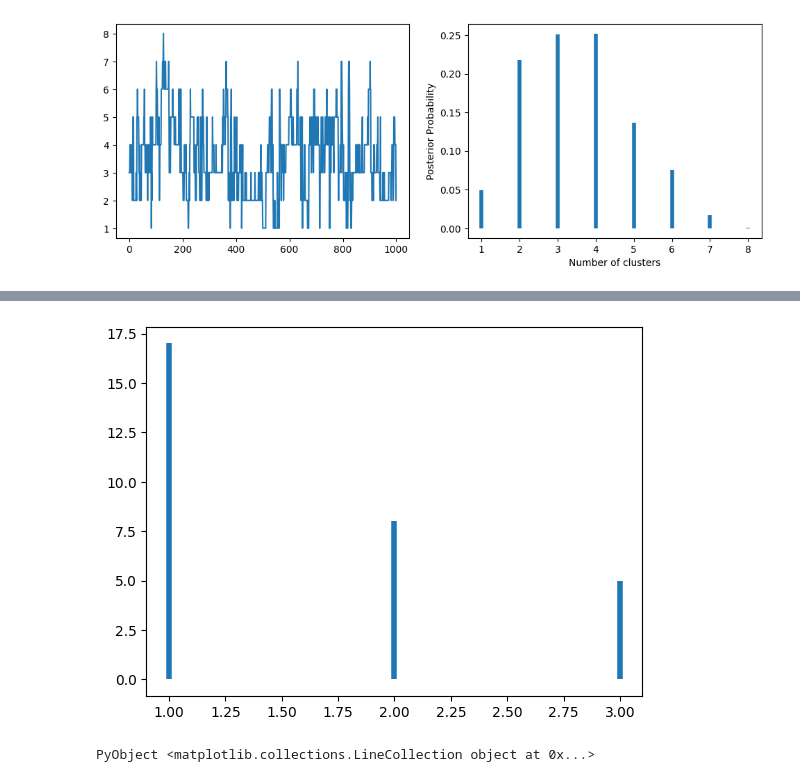
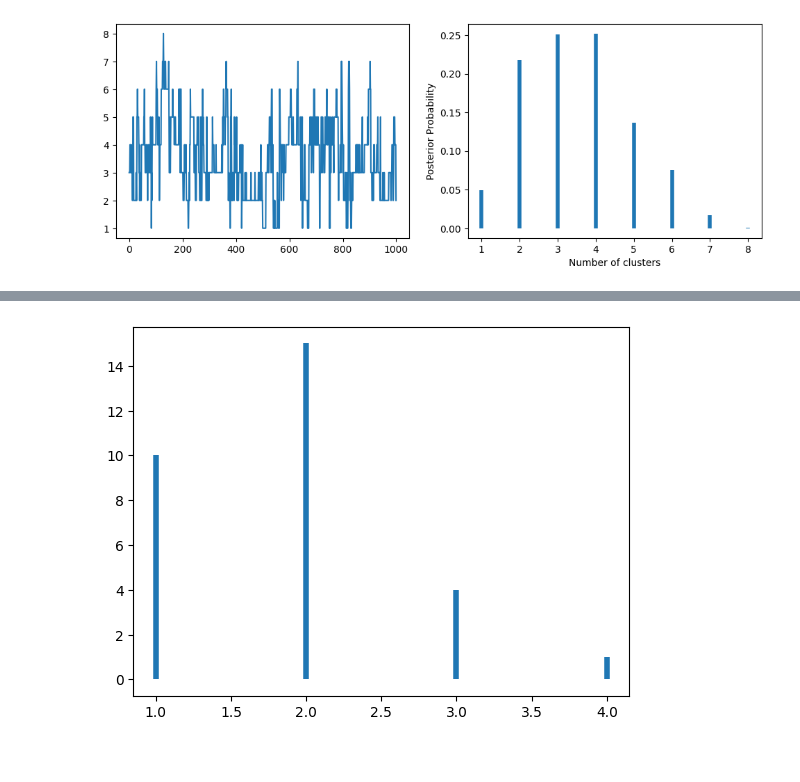
Before and after one commit to luiarthur/TuringBnpBenchmarks, a Jupyter notebook: src/dp-gmm/notebooks/dp_crp_test.ipynb, the cells around one changed output, grey strips where cells are left out. Cells and saved outputs as stored; diff of their text form; code cells hidden in the pictures.

```diff
--- a/src/dp-gmm/notebooks/dp_crp_test.ipynb
+++ b/src/dp-gmm/notebooks/dp_crp_test.ipynb
@@ -138,8 +140,7 @@ PyObject <matplotlib.collections.LineCollection object at 0x...>
 # %%
-counts_plot(z[1,:])
+counts_plot(z[5,:]);
 # %% [output]
-[figure, old version]
+[figure, new version]
-PyObject <matplotlib.collections.LineCollection object at 0x...>
 # %%
 function rand_mu(mu, z, i)
     mu_vec =  filter(x -> !ismissing(x), mu[i, :])
```
Also changed, not shown: parts of 6 cells of this notebook, 1 other file.
